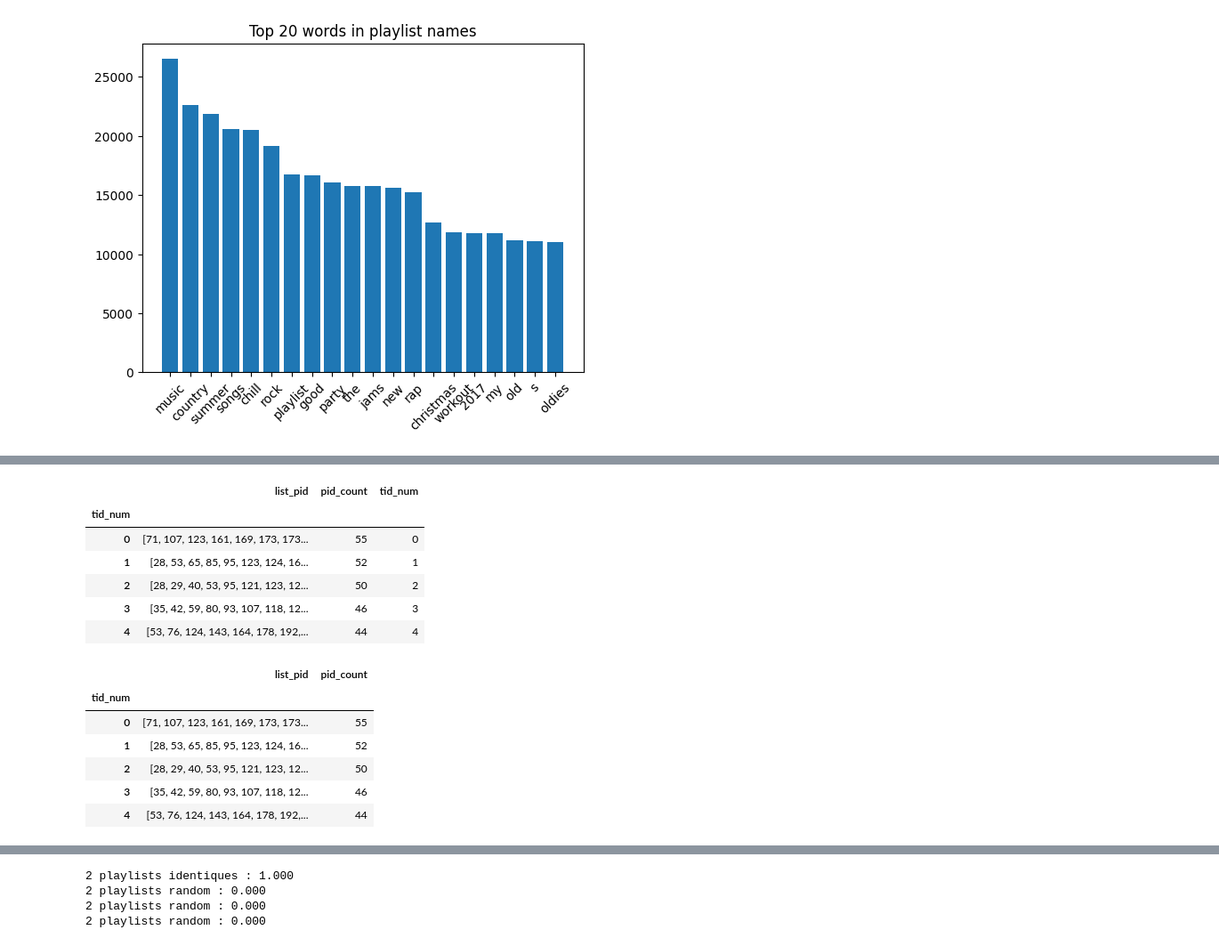
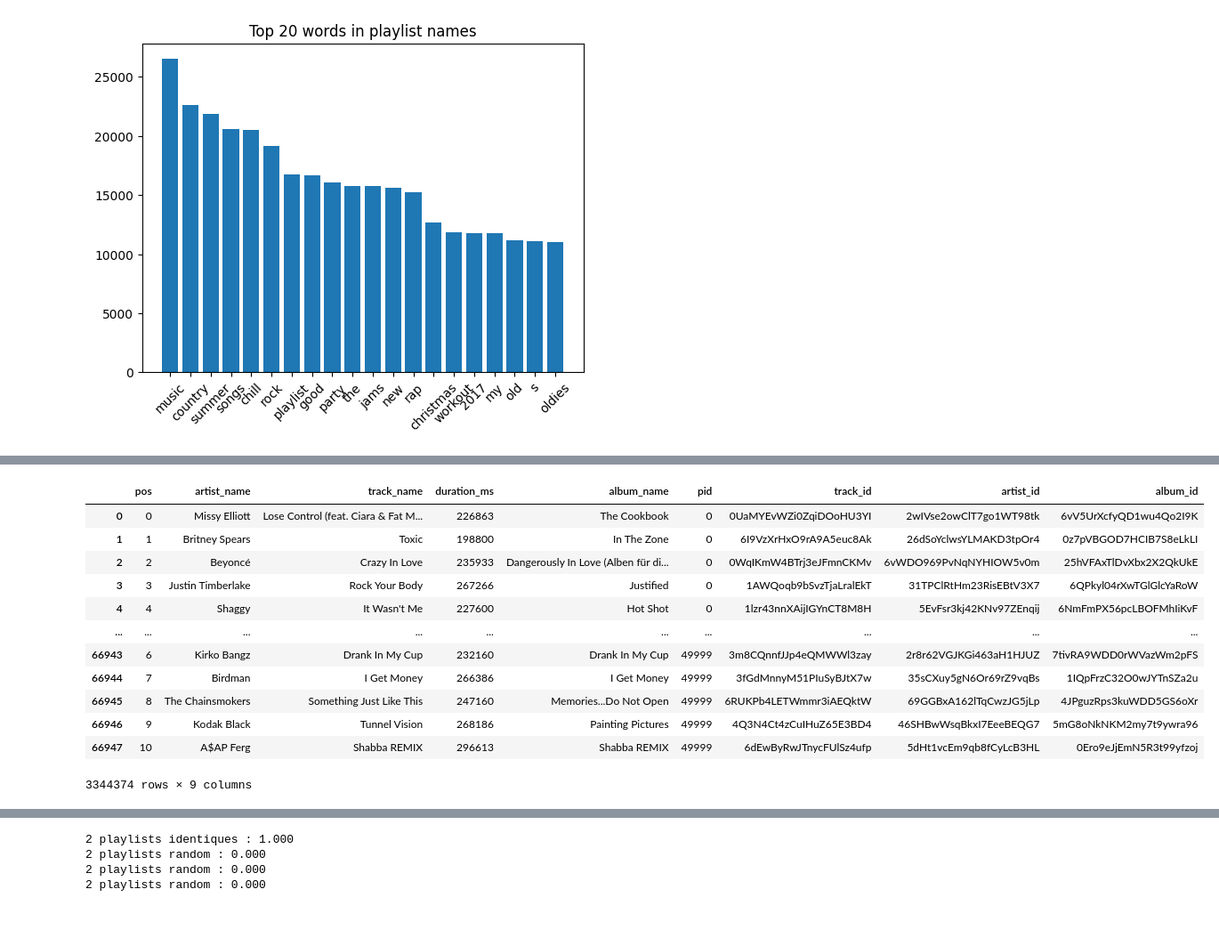
Before and after one commit to rmcvid/infoh600_projet, a Jupyter notebook: main.ipynb, the cells around one changed output, grey strips where cells are left out. Shown at 89% size. Drawn from its saved outputs; the diff is of its cells as text; code cells hidden in the pictures; blank space fills up the shorter version.

```diff
--- a/main.ipynb
+++ b/main.ipynb
@@ -427,10 +373,0 @@ df_tracks_vectors.head()
-# %%
-df_tracks_vectors.head()
-# %% [output]
-|  | list_pid | pid_count | tid_num |
-| tid_num |  |  |  |
-| 0 | [71, 107, 123, 161, 169, 173, 173... | 55 | 0 |
-| 1 | [28, 53, 65, 85, 95, 123, 124, 16... | 52 | 1 |
-| 2 | [28, 29, 40, 53, 95, 121, 123, 12... | 50 | 2 |
-| 3 | [35, 42, 59, 80, 93, 107, 118, 12... | 46 | 3 |
-| 4 | [53, 76, 124, 143, 164, 178, 192,... | 44 | 4 |
@@ -445,10 +374,36 @@ df_tracks_vectors = df_tracks_vectors.set_index("tid_num", sorted=False)
-# %%
-df_tracks_vectors.head()
-# %% [output]
-|  | list_pid | pid_count |
-| tid_num |  |  |
-| 0 | [71, 107, 123, 161, 169, 173, 173... | 55 |
-| 1 | [28, 53, 65, 85, 95, 123, 124, 16... | 52 |
-| 2 | [28, 29, 40, 53, 95, 121, 123, 12... | 50 |
-| 3 | [35, 42, 59, 80, 93, 107, 118, 12... | 46 |
-| 4 | [53, 76, 124, 143, 164, 178, 192,... | 44 |
+# %%
+# le nombre de fichiers parquet qu'on veut utiliser
+n = 50
+# %%
+parquet_folder = os.path.join(sys.path[0], "data_parquet")
+parquet_folder_tracks = os.path.join(sys.path[0], "data_tracks_parquet")
+
+all_files = glob.glob(os.path.join(parquet_folder, "*.parquet"))
+all_track_files = glob.glob(os.path.join(parquet_folder_tracks, "*.parquet"))
+
+# Trier les fichiers par le numéro de début de slice
+def sort_key(f):
+    m = re.search(r"mpd\.slice\.(\d+)-\d+\.parquet", f)
+    return int(m.group(1)) if m else float('inf')
+
+all_files = sorted(all_files, key=sort_key)
+all_track_files = sorted(all_track_files, key=sort_key)
+
+df_playlists = dd.read_parquet(all_files[:n])
+df_tracks = dd.read_parquet(all_track_files[:n])
+# %%
+df_tracks.compute()
+# %% [output]
+|  | pos | artist_name | track_name | duration_ms | album_name | pid | track_id | artist_id | album_id |
+| 0 | 0 | Missy Elliott | Lose Control (feat. Ciara & Fat M... | 226863 | The Cookbook | 0 | 0UaMYEvWZi0ZqiDOoHU3YI | 2wIVse2owClT7go1WT98tk | 6vV5UrXcfyQD1wu4Qo2I9K |
+| 1 | 1 | Britney Spears | Toxic | 198800 | In The Zone | 0 | 6I9VzXrHxO9rA9A5euc8Ak | 26dSoYclwsYLMAKD3tpOr4 | 0z7pVBGOD7HCIB7S8eLkLI |
+| 2 | 2 | Beyoncé | Crazy In Love | 235933 | Dangerously In Love (Alben für di... | 0 | 0WqIKmW4BTrj3eJFmnCKMv | 6vWDO969PvNqNYHIOW5v0m | 25hVFAxTlDvXbx2X2QkUkE |
+| 3 | 3 | Justin Timberlake | Rock Your Body | 267266 | Justified | 0 | 1AWQoqb9bSvzTjaLralEkT | 31TPClRtHm23RisEBtV3X7 | 6QPkyl04rXwTGlGlcYaRoW |
+| 4 | 4 | Shaggy | It Wasn't Me | 227600 | Hot Shot | 0 | 1lzr43nnXAijIGYnCT8M8H | 5EvFsr3kj42KNv97ZEnqij | 6NmFmPX56pcLBOFMhIiKvF |
+| ... | ... | ... | ... | ... | ... | ... | ... | ... | ... |
+| 66943 | 6 | Kirko Bangz | Drank In My Cup | 232160 | Drank In My Cup | 49999 | 3m8CQnnfJJp4eQMWWl3zay | 2r8r62VGJKGi463aH1HJUZ | 7tivRA9WDD0rWVazWm2pFS |
+| 66944 | 7 | Birdman | I Get Money | 266386 | I Get Money | 49999 | 3fGdMnnyM51PIuSyBJtX7w | 35sCXuy5gN6Or69rZ9vqBs | 1IQpFrzC32O0wJYTnSZa2u |
+| 66945 | 8 | The Chainsmokers | Something Just Like This | 247160 | Memories...Do Not Open | 49999 | 6RUKPb4LETWmmr3iAEQktW | 69GGBxA162lTqCwzJG5jLp | 4JPguzRps3kuWDD5GS6oXr |
+| 66946 | 9 | Kodak Black | Tunnel Vision | 268186 | Painting Pictures | 49999 | 4Q3N4Ct4zCuIHuZ65E3BD4 | 46SHBwWsqBkxI7EeeBEQG7 | 5mG8oNkNKM2my7t9ywra96 |
+| 66947 | 10 | A$AP Ferg | Shabba REMIX | 296613 | Shabba REMIX | 49999 | 6dEwByRwJTnycFUlSz4ufp | 5dHt1vcEm9qb8fCyLcB3HL | 0Ero9eJjEmN5R3t99yfzoj |
+3344374 rows × 9 columns
```
Also changed, not shown: parts of 35 cells of this notebook.
